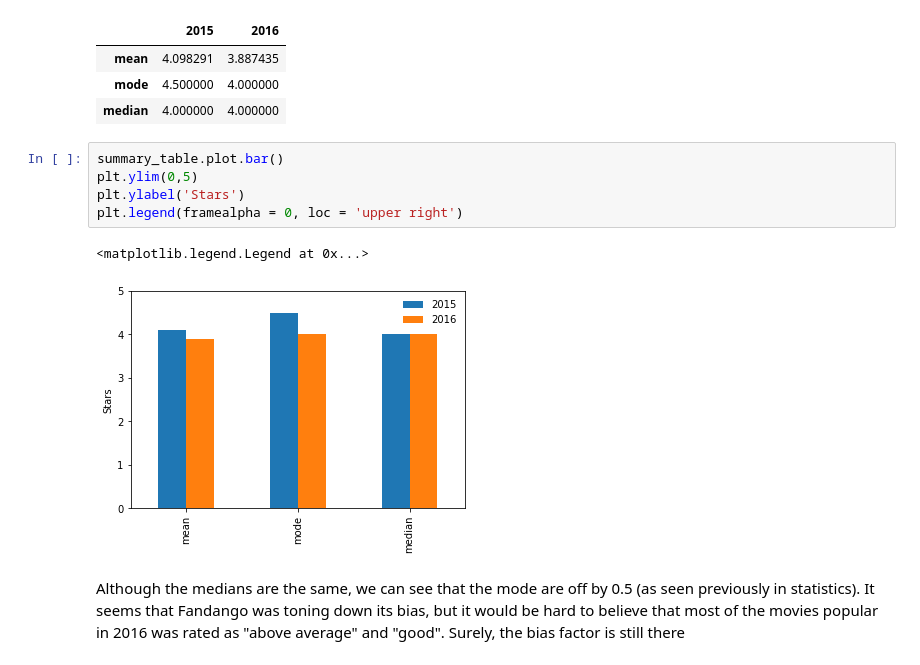
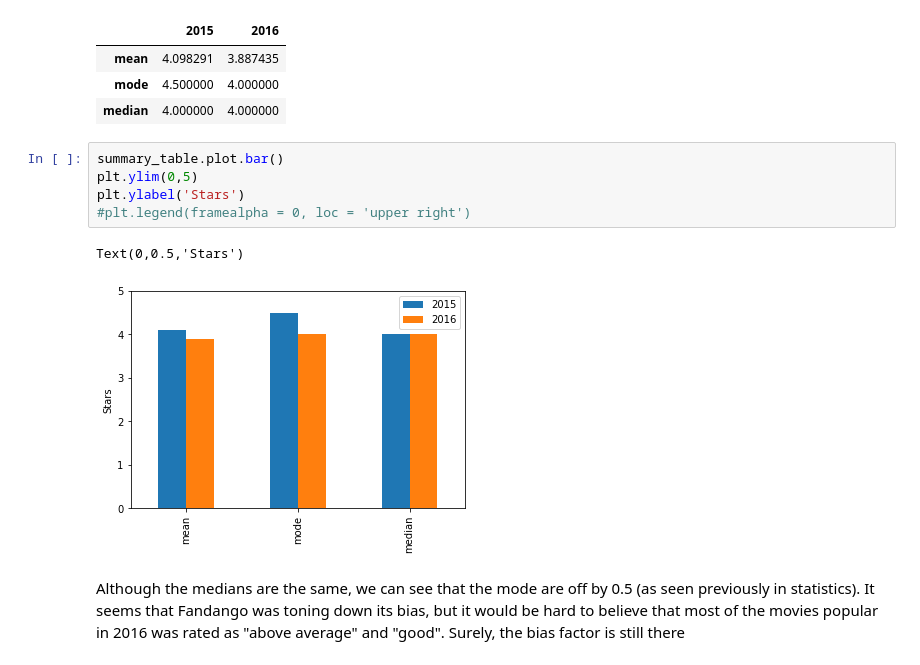
Before and after one commit to vta92/DS_projects, a Jupyter notebook: fandango_stats/fandango_stats1.ipynb, the cells around one changed output. Cells and saved outputs as stored; diff of their text form.

```diff
--- a/fandango_stats/fandango_stats1.ipynb
+++ b/fandango_stats/fandango_stats1.ipynb
@@ -190,11 +190,11 @@ summary_table
 # %%
 summary_table.plot.bar()
 plt.ylim(0,5)
 plt.ylabel('Stars')
-plt.legend(framealpha = 0, loc = 'upper right')
+#plt.legend(framealpha = 0, loc = 'upper right')
 # %% [output]
-<matplotlib.legend.Legend at 0x...>
+Text(0,0.5,'Stars')
-[figure, old version]
+[figure, new version]
 # %% [markdown]
 Although the medians are the same, we can see that the mode are off by 0.5 (as seen previously in statistics). It seems that Fandango was toning down its bias, but it would be hard to believe that most of the movies popular in 2016 was rated as "above average" and "good". Surely, the bias factor is still there
 # %% [markdown]
```
Also changed, not shown: parts of 3 cells of this notebook, 3 other files.
